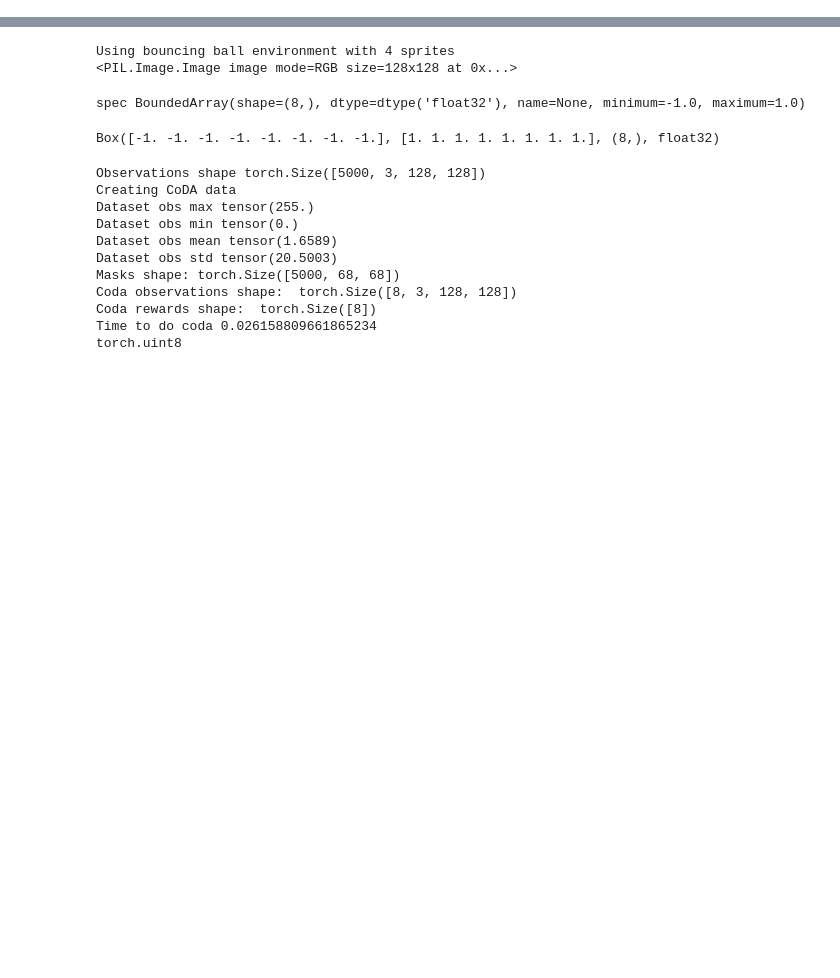
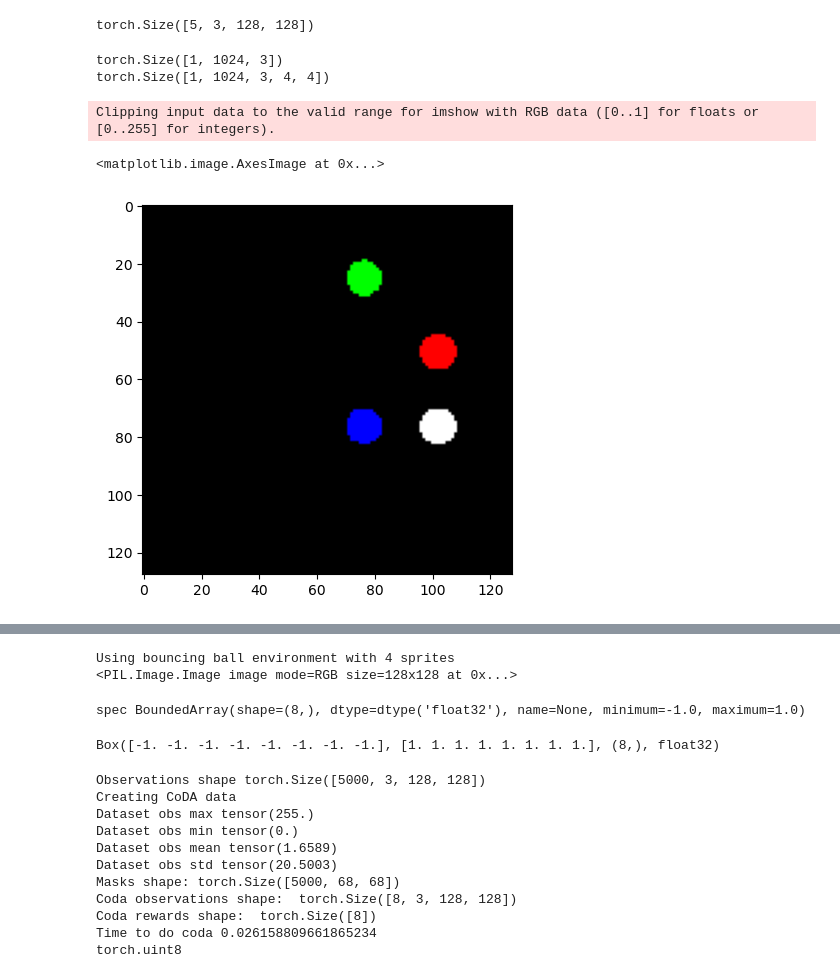
Before and after one commit to gauthierboeshertz/patch_rl, a Jupyter notebook: scripts/inspect_dynamics.ipynb, the cells around one changed output, grey strips where cells are left out. Cells and saved outputs as stored; diff of their text form; code cells hidden in the pictures; blank space fills up the shorter version.

```diff
--- a/scripts/inspect_dynamics.ipynb
+++ b/scripts/inspect_dynamics.ipynb
@@ -35,3 +53,5 @@ dataset = SequenceImageTransitionDataset(data_path=data_path)
 # %%
-image,action, next_image,_ =  dataset[100]#80
+image,action, next_image,_ =  dataset[0]#80
 image.shape
+# %% [output]
+torch.Size([5, 3, 128, 128])
@@ -37,0 +63,2 @@ image.shape
+# %%
+new = cv2.resize(image[0].permute(1,2,0).numpy(),(128,128))
@@ -37,0 +68,11 @@ image.shape
+# %%
+decoded_images = spe.decode(patches)
+# %% [output]
+torch.Size([1, 1024, 3])
+torch.Size([1, 1024, 3, 4, 4])
+# %%
+plt.imshow(new)
+# %% [output]
+Clipping input data to the valid range for imshow with RGB data ([0..1] for floats or [0..255] for integers).
+<matplotlib.image.AxesImage at 0x...>
+[figure, added]
```
Also changed, not shown: parts of 40 cells of this notebook, 28 other files.
